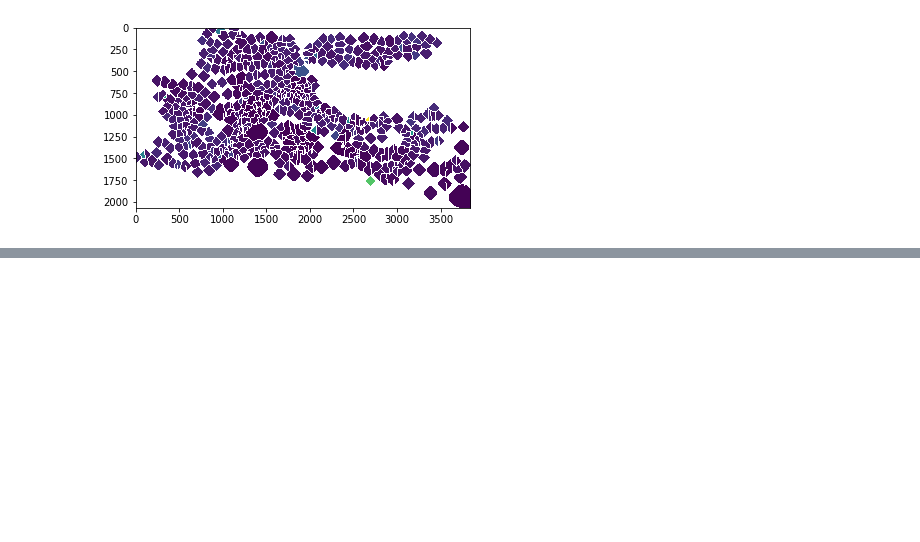
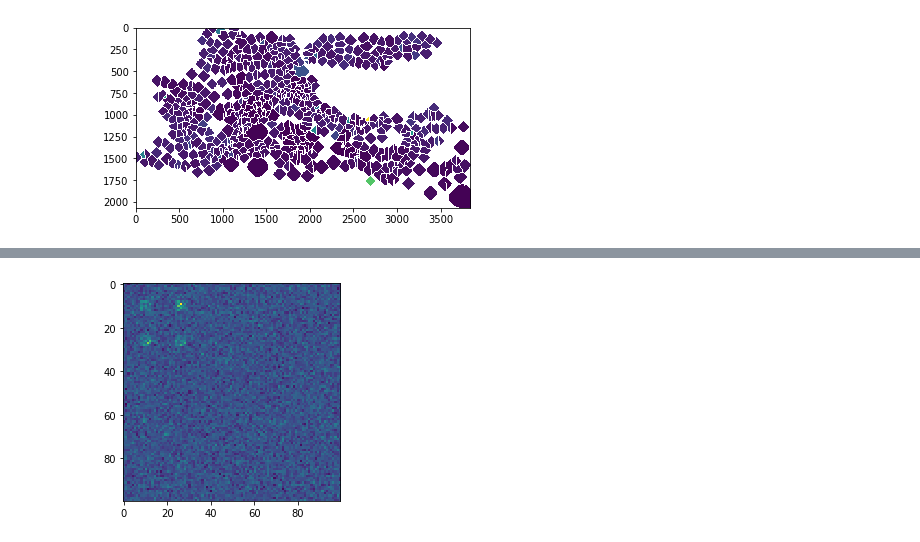
Before and after one commit to mi-geo/SpaJava, a Jupyter notebook: Readme.ipynb, the cells around one changed output, grey strips where cells are left out. Drawn from its saved outputs; the diff is of its cells as text; code cells hidden in the pictures; blank space fills up the shorter version.

```diff
--- a/Readme.ipynb
+++ b/Readme.ipynb
@@ -156,0 +208,4 @@ plt.imshow(final_non_binary_raster)
+# %%
+allocpop.raster_show(a.y_layer, logarithm=False)
+# %% [output]
+[figure, added]
```
Also changed, not shown: parts of 23 cells of this notebook, 3 other files.
